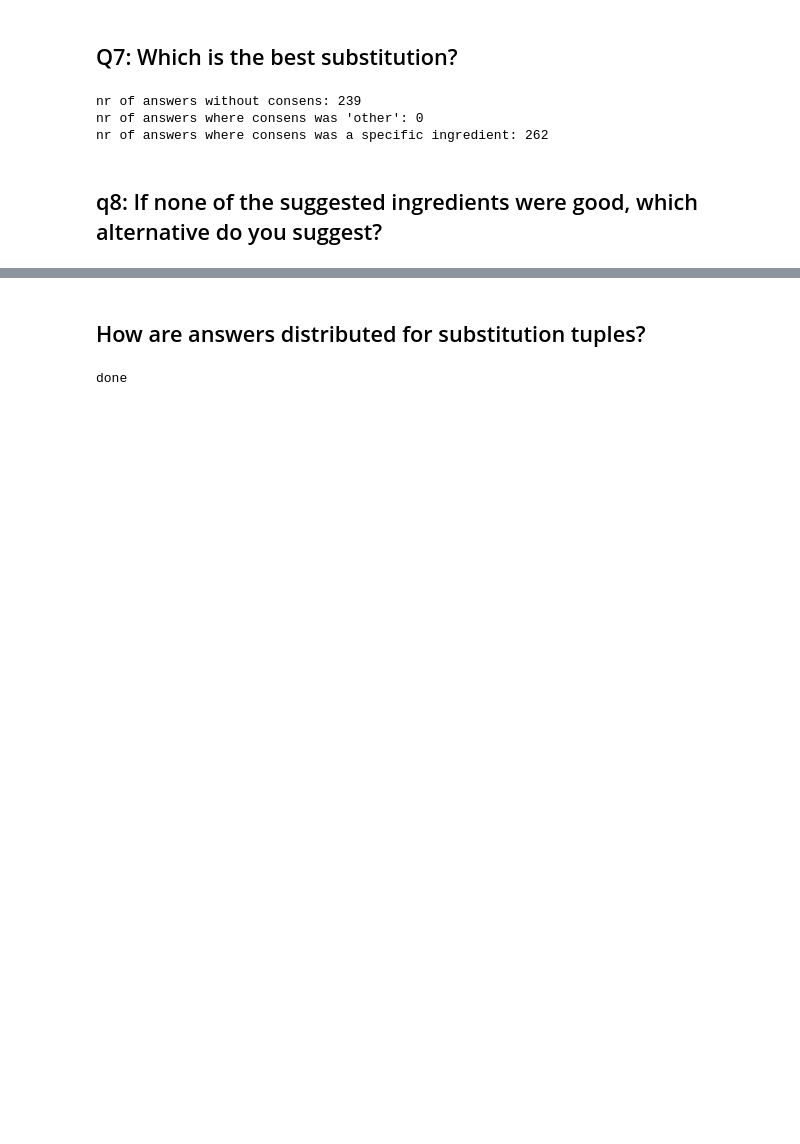
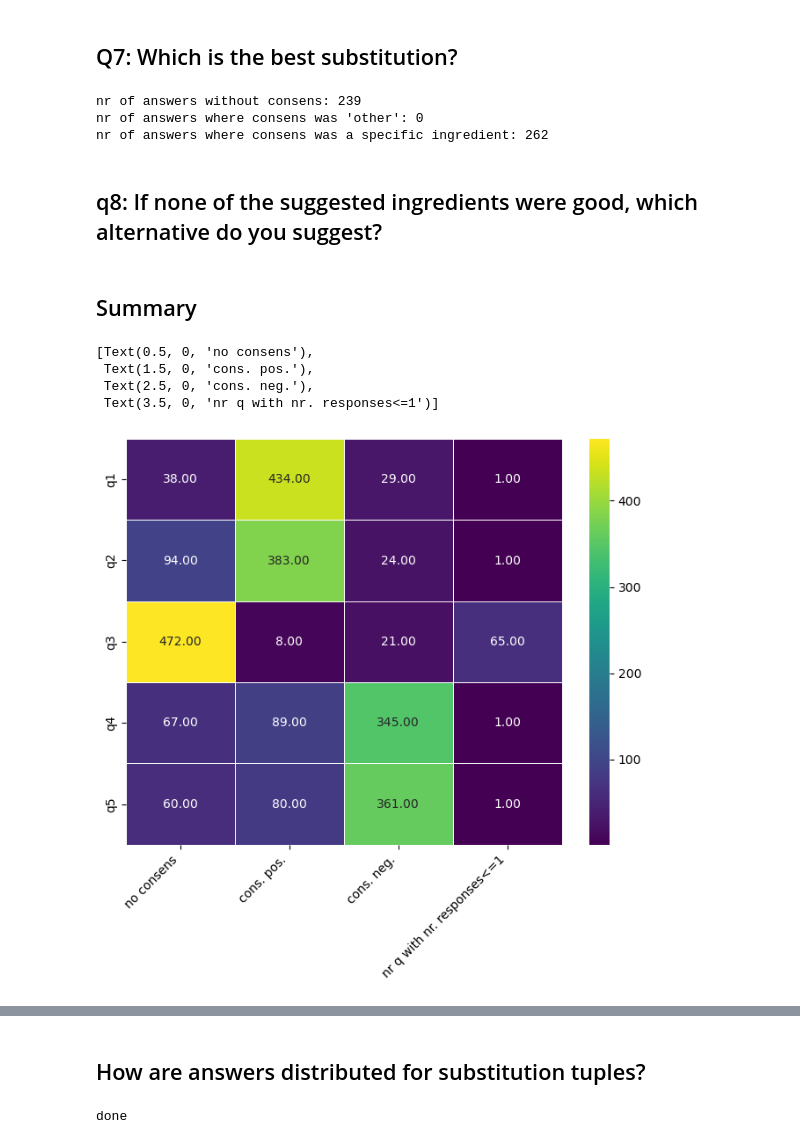
Before and after one commit to DavidSchimmel/statistical_ingredient_substitutions, a Jupyter notebook: survey_results_stats.ipynb, the cells around one changed output, grey strips where cells are left out. Cells and saved outputs as stored; diff of their text form; code cells hidden in the pictures; blank space fills up the shorter version.

Commit message:
add more visualisation

```diff
--- a/survey_results_stats.ipynb
+++ b/survey_results_stats.ipynb
@@ -70,12 +104,17 @@ nr of error cases: 0
 # %%
 question = "tastechange"
 
-no_consensus, consensus_is_yes, conseneus_is_no, errors = get_numbers_for_consensus(results, question)
+no_consensus, consensus_is_yes, conseneus_is_no, errors, avg_number_of_responses, fewer_than_2_responses, avg_positive_to_negative_rate = get_numbers_for_consensus(results, question)
+
+q2 = [no_consensus, consensus_is_yes, conseneus_is_no, errors, avg_number_of_responses, fewer_than_2_responses, avg_positive_to_negative_rate]
 
 print(f"nr of answers without consens: {no_consensus}")
 print(f"nr of answers where consens was yes: {consensus_is_yes}")
 print(f"nr of answers where consens was no: {conseneus_is_no}")
 print(f"nr of error cases: {errors}")
+print(f"on average, there were {avg_number_of_responses} responses per question")
+print(f"nr of questions with fewer than 2 answers: {fewer_than_2_responses}")
+print(f"on average, the rate of positive responses to negative responses was: {avg_positive_to_negative_rate}")
 # %% [output]
 nr of answers without consens: 94
 nr of answers where consens was yes: 383
@@ -86,12 +128,17 @@ nr of error cases: 0
 # %%
 question = "nutruientschange"
 
-no_consensus, consensus_is_yes, conseneus_is_no, errors = get_numbers_for_consensus(results, question)
+no_consensus, consensus_is_yes, conseneus_is_no, errors, avg_number_of_responses, fewer_than_2_responses, avg_positive_to_negative_rate = get_numbers_for_consensus(results, question)
+
+q3 = [no_consensus, consensus_is_yes, conseneus_is_no, errors, avg_number_of_responses, fewer_than_2_responses, avg_positive_to_negative_rate]
 
 print(f"nr of answers without consens: {no_consensus}")
 print(f"nr of answers where consens was yes: {consensus_is_yes}")
 print(f"nr of answers where consens was no: {conseneus_is_no}")
 print(f"nr of error cases: {errors}")
+print(f"on average, there were {avg_number_of_responses} responses per question")
+print(f"nr of questions with fewer than 2 answers: {fewer_than_2_responses}")
+print(f"on average, the rate of positive responses to negative responses was: {avg_positive_to_negative_rate}")
 # %% [output]
 nr of answers without consens: 472
 nr of answers where consens was yes: 8
@@ -102,12 +152,17 @@ nr of error cases: 0
 # %%
 question = "processchange"
 
-no_consensus, consensus_is_yes, conseneus_is_no, errors = get_numbers_for_consensus(results, question)
+no_consensus, consensus_is_yes, conseneus_is_no, errors, avg_number_of_responses, fewer_than_2_responses, avg_positive_to_negative_rate = get_numbers_for_consensus(results, question)
+
+q4 = [no_consensus, consensus_is_yes, conseneus_is_no, errors, avg_number_of_responses, fewer_than_2_responses, avg_positive_to_negative_rate]
 
 print(f"nr of answers without consens: {no_consensus}")
 print(f"nr of answers where consens was yes: {consensus_is_yes}")
 print(f"nr of answers where consens was no: {conseneus_is_no}")
 print(f"nr of error cases: {errors}")
+print(f"on average, there were {avg_number_of_responses} responses per question")
+print(f"nr of questions with fewer than 2 answers: {fewer_than_2_responses}")
+print(f"on average, the rate of positive responses to negative responses was: {avg_positive_to_negative_rate}")
 # %% [output]
 nr of answers without consens: 67
 nr of answers where consens was yes: 89
@@ -118,12 +176,17 @@ nr of error cases: 0
 # %%
 question = "categorychange"
 
-no_consensus, consensus_is_yes, conseneus_is_no, errors = get_numbers_for_consensus(results, question)
+no_consensus, consensus_is_yes, conseneus_is_no, errors, avg_number_of_responses, fewer_than_2_responses, avg_positive_to_negative_rate = get_numbers_for_consensus(results, question)
+
+q5 = [no_consensus, consensus_is_yes, conseneus_is_no, errors, avg_number_of_responses, fewer_than_2_responses, avg_positive_to_negative_rate]
 
 print(f"nr of answers without consens: {no_consensus}")
 print(f"nr of answers where consens was yes: {consensus_is_yes}")
 print(f"nr of answers where consens was no: {conseneus_is_no}")
 print(f"nr of error cases: {errors}")
+print(f"on average, there were {avg_number_of_responses} responses per question")
+print(f"nr of questions with fewer than 2 answers: {fewer_than_2_responses}")
+print(f"on average, the rate of positive responses to negative responses was: {avg_positive_to_negative_rate}")
 # %% [output]
 nr of answers without consens: 60
 nr of answers where consens was yes: 80
@@ -158,3 +224,23 @@ nr of answers where consens was 'other': 0
 nr of answers where consens was a specific ingredient: 262
 # %% [markdown]
 ## q8: If none of the suggested ingredients were good, which alternative do you suggest?
+# %% [markdown]
+## Summary
+# %%
+df_q_1_to_5 = pd.DataFrame([q1, q2, q3, q4, q5], index = ["q1", "q2", "q3", "q4", "q5"], columns = ["no consens", "cons. pos.", "cons. neg.", "errors", "avg. nr. responses", "nr q with nr. responses<=1", "avg. pos.-neg. rate"])
+# print(df_q_1_to_5.head(2))
+# print(df_q_1_to_5.shape)
+
+df_q_1_to_5_a = df_q_1_to_5.iloc[:, [0,1,2,5]]
+df_q_1_to_5_b = df_q_1_to_5.iloc[:, [4]]
+df_q_1_to_5_c = df_q_1_to_5.iloc[:, [6]]
+
+plt.figure(figsize=(8, 6))
+heatmap = sns.heatmap(df_q_1_to_5_a, cmap='viridis', annot=True, fmt='.2f', linewidths=.5)
+heatmap.set_xticklabels(heatmap.get_xticklabels(), rotation=45, ha='right')
+# %% [output]
+[Text(0.5, 0, 'no consens'),
+ Text(1.5, 0, 'cons. pos.'),
+ Text(2.5, 0, 'cons. neg.'),
+ Text(3.5, 0, 'nr q with nr. responses<=1')]
+[figure, added]
```
Also changed, not shown: parts of 18 cells of this notebook.
